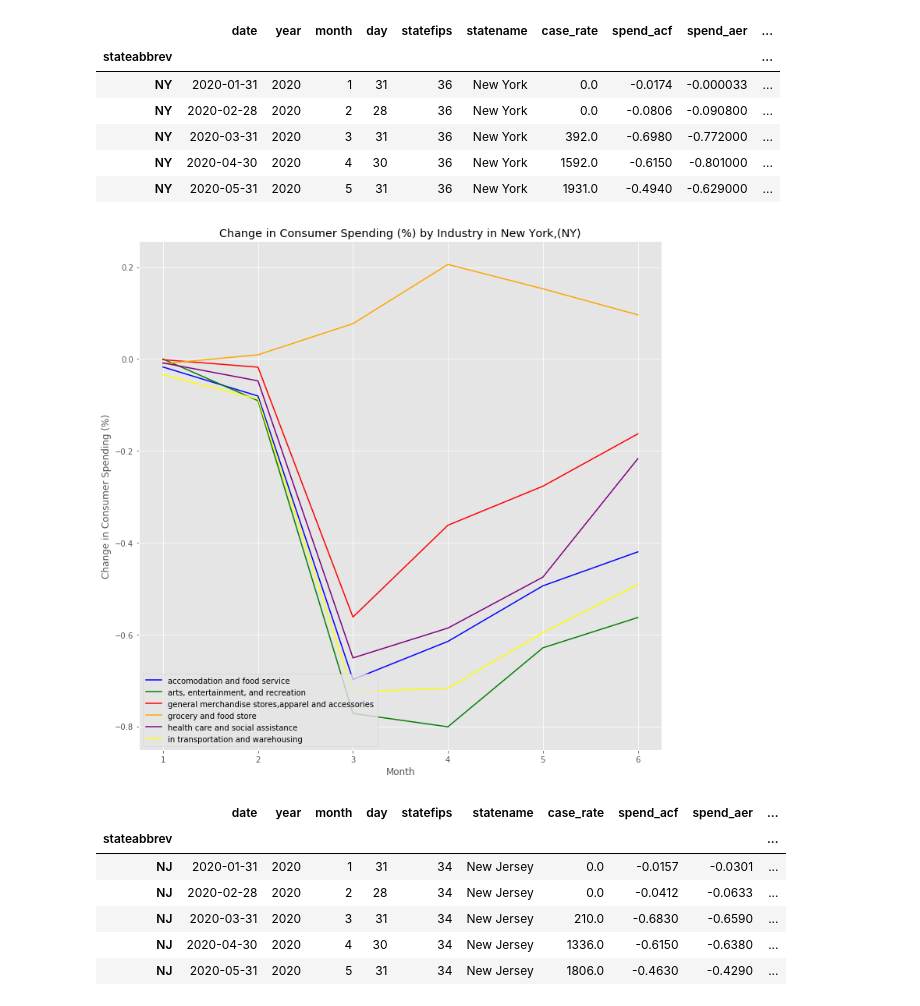
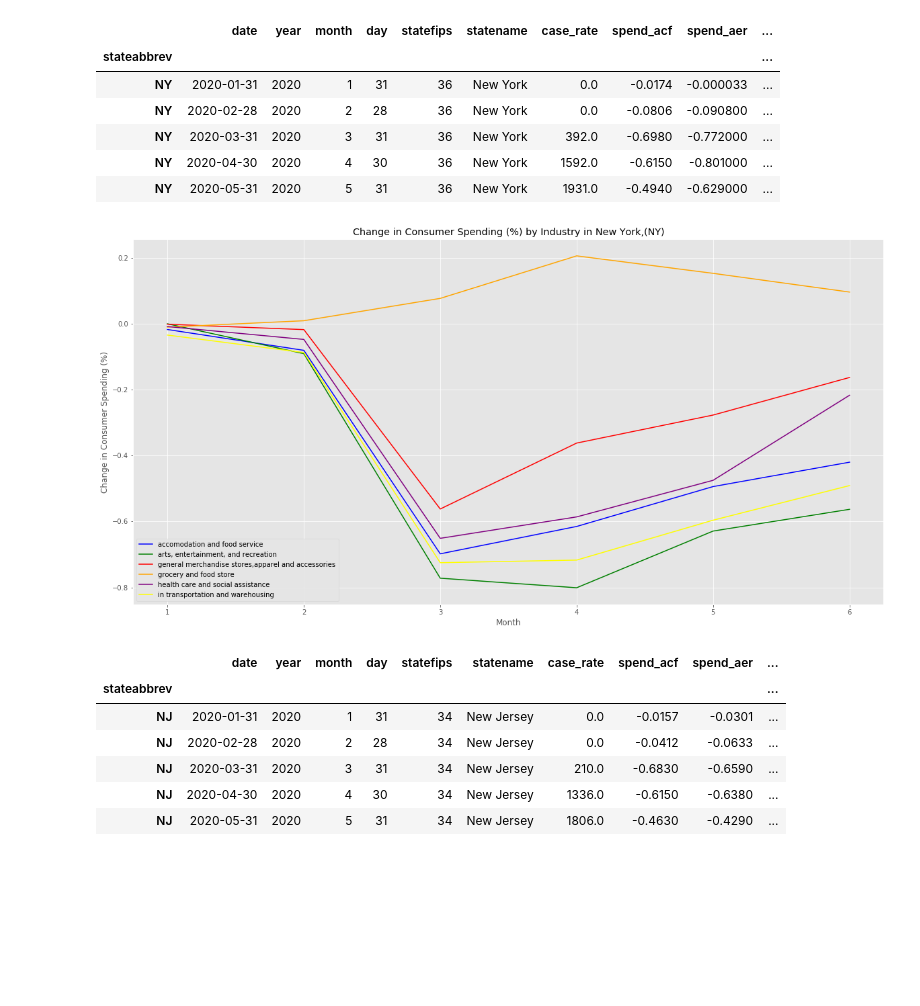
Before and after one commit to Starlinf/Project1, a Jupyter notebook: Project1_Q1.ipynb, the cells around one changed output. Saved outputs shown, nothing was run; the diff lists cells and outputs as text; code cells hidden in the pictures; blank space fills up the shorter version.

```diff
--- a/Project1_Q1.ipynb
+++ b/Project1_Q1.ipynb
@@ -557,25 +619,25 @@ NY.head()
 | NY | 2020-04-30 | 2020 | 4 | 30 | 36 | New York | 1592.0 | -0.6150 | -0.801000 | ... |
 | NY | 2020-05-31 | 2020 | 5 | 31 | 36 | New York | 1931.0 | -0.4940 | -0.629000 | ... |
 # %%
-plt.figure(figsize=(12,12))
+plt.figure(figsize=(20,10))
 spend_acf, = plt.plot(NY["month"],NY["spend_acf"], color="blue", label="accomodation and food service" )
 spend_aer, = plt.plot(NY["month"],NY["spend_aer"], color="green", label="arts, entertainment, and recreation " )
 spend_apg, = plt.plot(NY["month"],NY["spend_apg"], color="red", label="general merchandise stores,apparel and accessories" )
 spend_grf, = plt.plot(NY["month"],NY["spend_grf"], color="orange", label="grocery and food store" )
 spend_hcs, = plt.plot(NY["month"],NY["spend_hcs"], color="purple", label="health care and social assistance" )
 spend_tws, = plt.plot(NY["month"],NY["spend_tws"], color="yellow", label="in transportation and warehousing" )
 # Create a legend for our chart
 plt.legend(handles=[spend_acf, spend_aer, spend_apg,spend_grf,spend_hcs,spend_tws], loc="lower left")
 plt.xlabel('Month')
 # Set the y axis label of the current axis.
 plt.ylabel('Change in Consumer Spending (%)')
 # Set a title of the current axes.
 plt.xticks(np.arange(min(eom_df["month"]), max(eom_df["month"])+1, 1.0))
 plt.title('Change in Consumer Spending (%) by Industry in New York,(NY)')
 # Show the chart
 plt.show()
 # %% [output]
-[figure, old version]
+[figure, new version]
 # %%
 NJ = eom_df.loc[eom_df.index == "NJ", :]
 NJ.head()
```
Also changed, not shown: parts of 37 cells of this notebook, 2 other files.
